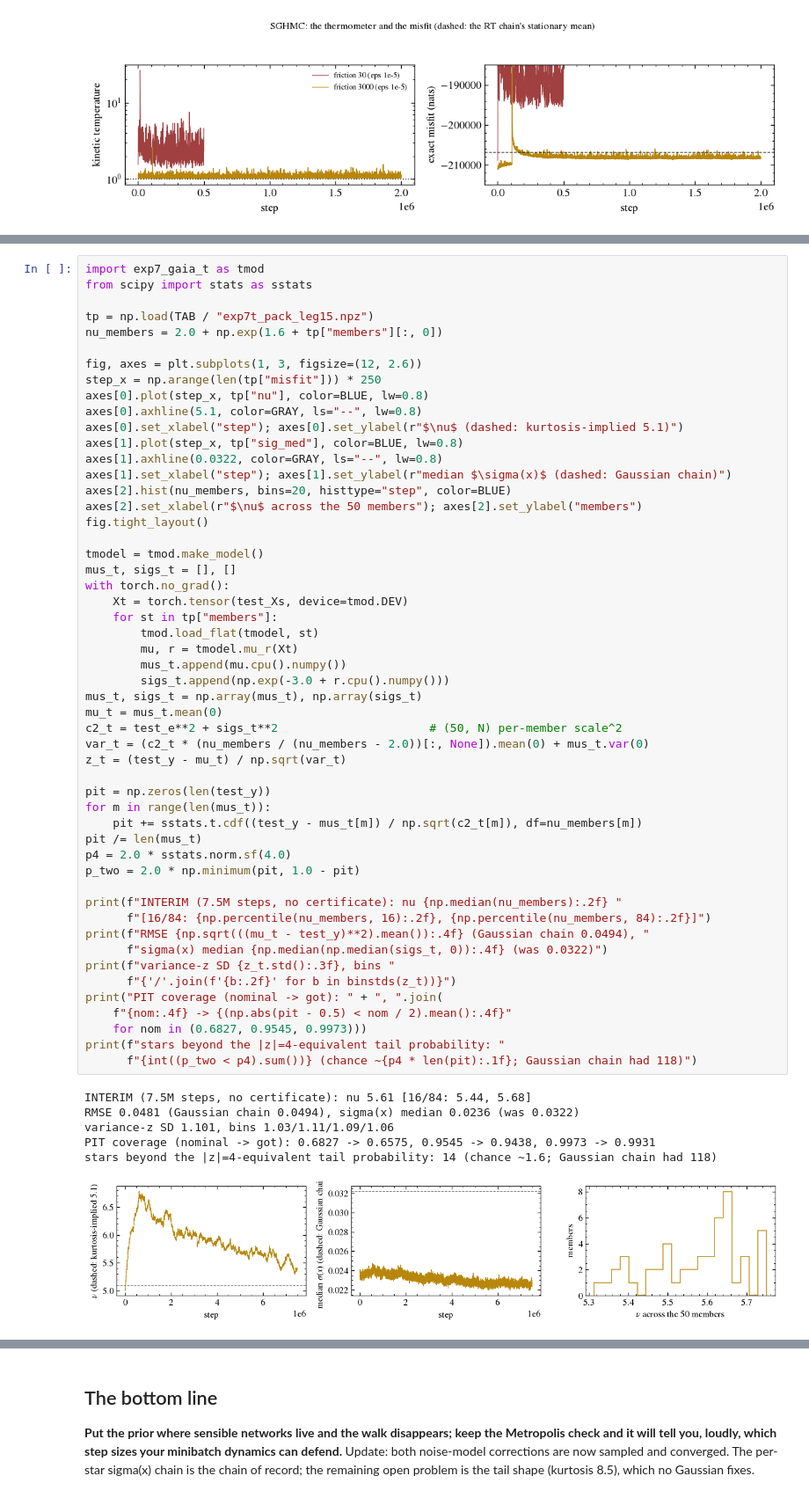
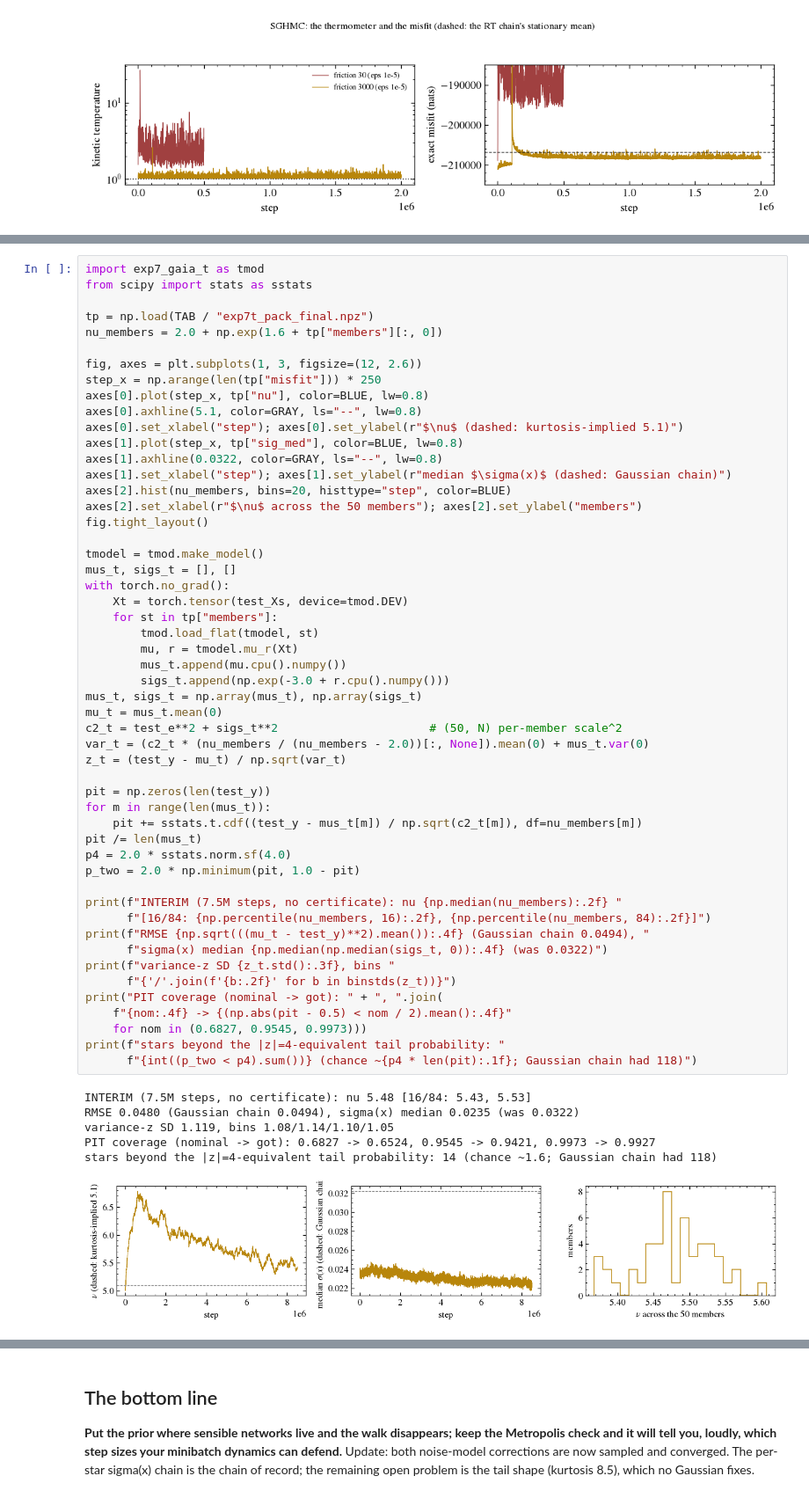
Before and after one commit to YasirAlsugair/ray-tracing-sampler-experiments, a Jupyter notebook: exp7_gaia_posterior.ipynb, the cells around one changed output, grey strips where cells are left out. Shown at 88% size. Drawn from its saved outputs; the diff is of its cells as text.

Commit message:
Notebook section 14 certified: nu 5.48, RMSE 0.0480, tails 108 -> 14 at 8.5M steps

```diff
--- a/exp7_gaia_posterior.ipynb
+++ b/exp7_gaia_posterior.ipynb
@@ -1001,7 +999,7 @@ migrate (out of $\sigma(x)$, into the tails).
 import exp7_gaia_t as tmod
 from scipy import stats as sstats
 
-tp = np.load(TAB / "exp7t_pack_leg15.npz")
+tp = np.load(TAB / "exp7t_pack_final.npz")
 nu_members = 2.0 + np.exp(1.6 + tp["members"][:, 0])
 
 fig, axes = plt.subplots(1, 3, figsize=(12, 2.6))
@@ -1024,36 +1022,36 @@ with torch.no_grad():
         tmod.load_flat(tmodel, st)
         mu, r = tmodel.mu_r(Xt)
         mus_t.append(mu.cpu().numpy())
         sigs_t.append(np.exp(-3.0 + r.cpu().numpy()))
 mus_t, sigs_t = np.array(mus_t), np.array(sigs_t)
 mu_t = mus_t.mean(0)
 c2_t = test_e**2 + sigs_t**2                      # (50, N) per-member scale^2
 var_t = (c2_t * (nu_members / (nu_members - 2.0))[:, None]).mean(0) + mus_t.var(0)
 z_t = (test_y - mu_t) / np.sqrt(var_t)
 
 pit = np.zeros(len(test_y))
 for m in range(len(mus_t)):
     pit += sstats.t.cdf((test_y - mus_t[m]) / np.sqrt(c2_t[m]), df=nu_members[m])
 pit /= len(mus_t)
 p4 = 2.0 * sstats.norm.sf(4.0)
 p_two = 2.0 * np.minimum(pit, 1.0 - pit)
 
 print(f"INTERIM (7.5M steps, no certificate): nu {np.median(nu_members):.2f} "
       f"[16/84: {np.percentile(nu_members, 16):.2f}, {np.percentile(nu_members, 84):.2f}]")
 print(f"RMSE {np.sqrt(((mu_t - test_y)**2).mean()):.4f} (Gaussian chain 0.0494), "
       f"sigma(x) median {np.median(np.median(sigs_t, 0)):.4f} (was 0.0322)")
 print(f"variance-z SD {z_t.std():.3f}, bins "
       f"{'/'.join(f'{b:.2f}' for b in binstds(z_t))}")
 print("PIT coverage (nominal -> got): " + ", ".join(
     f"{nom:.4f} -> {(np.abs(pit - 0.5) < nom / 2).mean():.4f}"
     for nom in (0.6827, 0.9545, 0.9973)))
 print(f"stars beyond the |z|=4-equivalent tail probability: "
       f"{int((p_two < p4).sum())} (chance ~{p4 * len(pit):.1f}; Gaussian chain had 118)")
 # %% [output]
-INTERIM (7.5M steps, no certificate): nu 5.61 [16/84: 5.44, 5.68]
-RMSE 0.0481 (Gaussian chain 0.0494), sigma(x) median 0.0236 (was 0.0322)
-variance-z SD 1.101, bins 1.03/1.11/1.09/1.06
-PIT coverage (nominal -> got): 0.6827 -> 0.6575, 0.9545 -> 0.9438, 0.9973 -> 0.9931
+INTERIM (7.5M steps, no certificate): nu 5.48 [16/84: 5.43, 5.53]
+RMSE 0.0480 (Gaussian chain 0.0494), sigma(x) median 0.0235 (was 0.0322)
+variance-z SD 1.119, bins 1.08/1.14/1.10/1.05
+PIT coverage (nominal -> got): 0.6827 -> 0.6524, 0.9545 -> 0.9421, 0.9973 -> 0.9927
 stars beyond the |z|=4-equivalent tail probability: 14 (chance ~1.6; Gaussian chain had 118)
-[figure, old version]
+[figure, new version]
 # %% [markdown]
```
Also changed, not shown: parts of 3 cells of this notebook.
